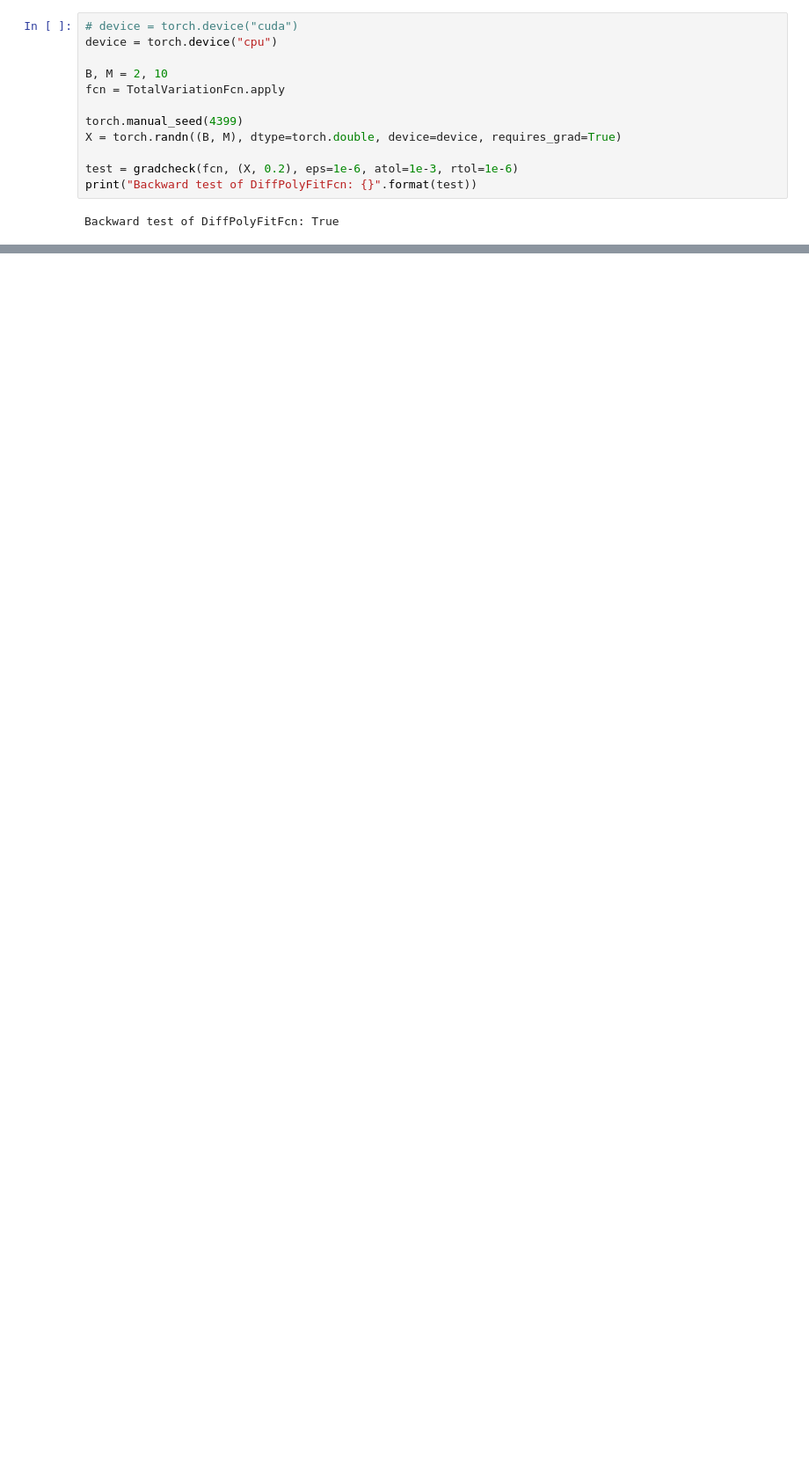
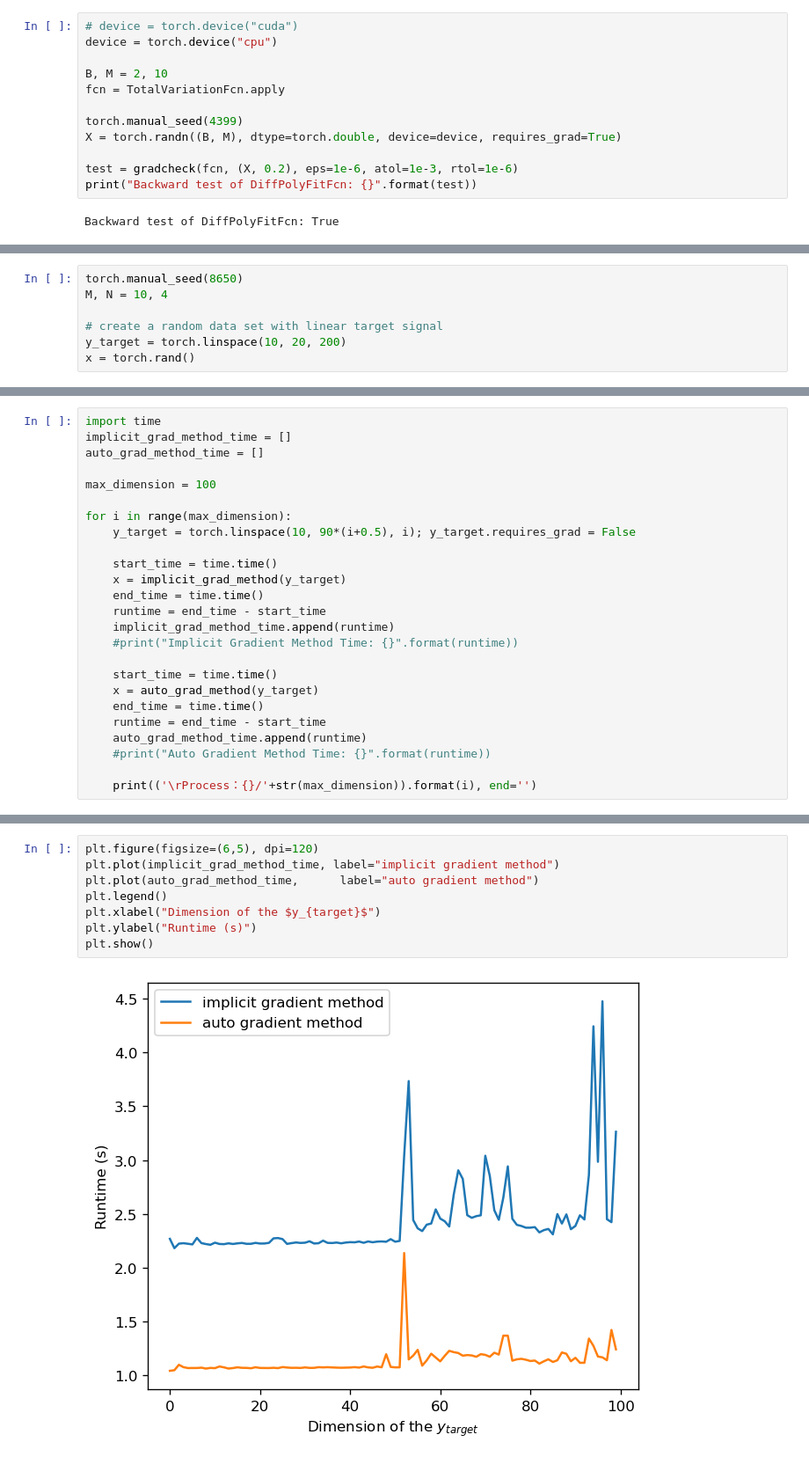
Before and after one commit to yiran-frank-mao/COMP4680_ASE, a Jupyter notebook: main.ipynb, the cells around one changed output, grey strips where cells are left out. Shown at 88% size. Saved outputs shown, nothing was run; the diff lists cells and outputs as text; blank space fills up the shorter version.

```diff
--- a/main.ipynb
+++ b/main.ipynb
@@ -135,0 +121,7 @@ plt.show()
+# %%
+torch.manual_seed(8650)
+M, N = 10, 4
+
+# create a random data set with linear target signal
+y_target = torch.linspace(10, 20, 200)
+x = torch.rand()
@@ -135,0 +177,25 @@ plt.show()
+# %%
+import time
+implicit_grad_method_time = []
+auto_grad_method_time = []
+
+max_dimension = 100
+
+for i in range(max_dimension):
+    y_target = torch.linspace(10, 90*(i+0.5), i); y_target.requires_grad = False
+
+    start_time = time.time()
+    x = implicit_grad_method(y_target)
+    end_time = time.time()
+    runtime = end_time - start_time
+    implicit_grad_method_time.append(runtime)
+    #print("Implicit Gradient Method Time: {}".format(runtime))
+
+    start_time = time.time()
+    x = auto_grad_method(y_target)
+    end_time = time.time()
+    runtime = end_time - start_time
+    auto_grad_method_time.append(runtime)
+    #print("Auto Gradient Method Time: {}".format(runtime))
+
+    print(('\rProcess：{}/'+str(max_dimension)).format(i), end='')
@@ -135,0 +209,10 @@ plt.show()
+# %%
+plt.figure(figsize=(6,5), dpi=120)
+plt.plot(implicit_grad_method_time, label="implicit gradient method")
+plt.plot(auto_grad_method_time,      label="auto gradient method")
+plt.legend()
+plt.xlabel("Dimension of the $y_{target}$")
+plt.ylabel("Runtime (s)")
+plt.show()
+# %% [output]
+[figure, added]
```
Also changed, not shown: parts of 7 cells of this notebook.
